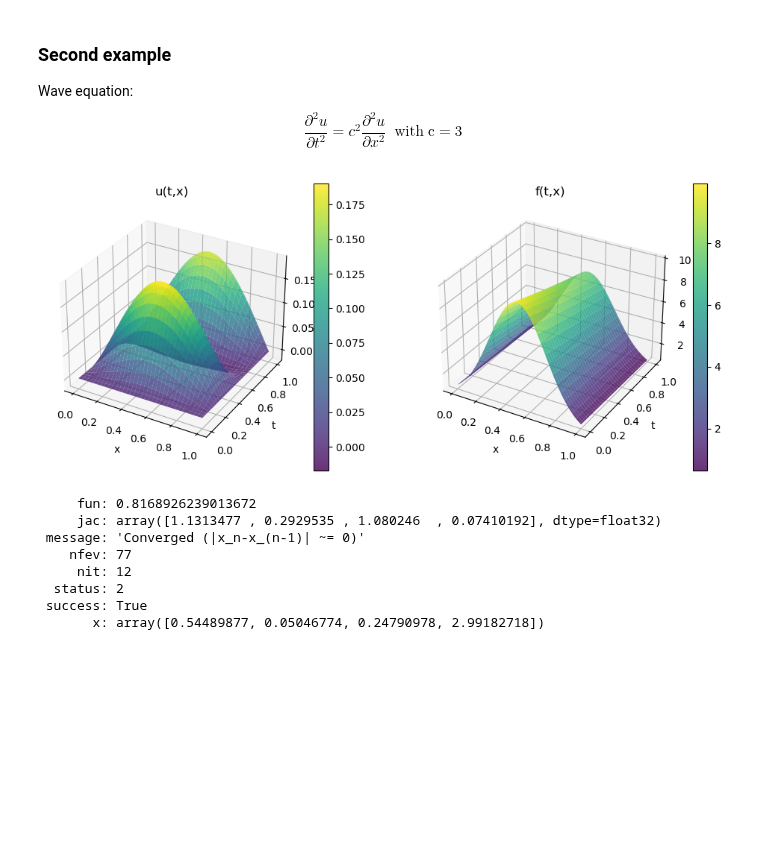
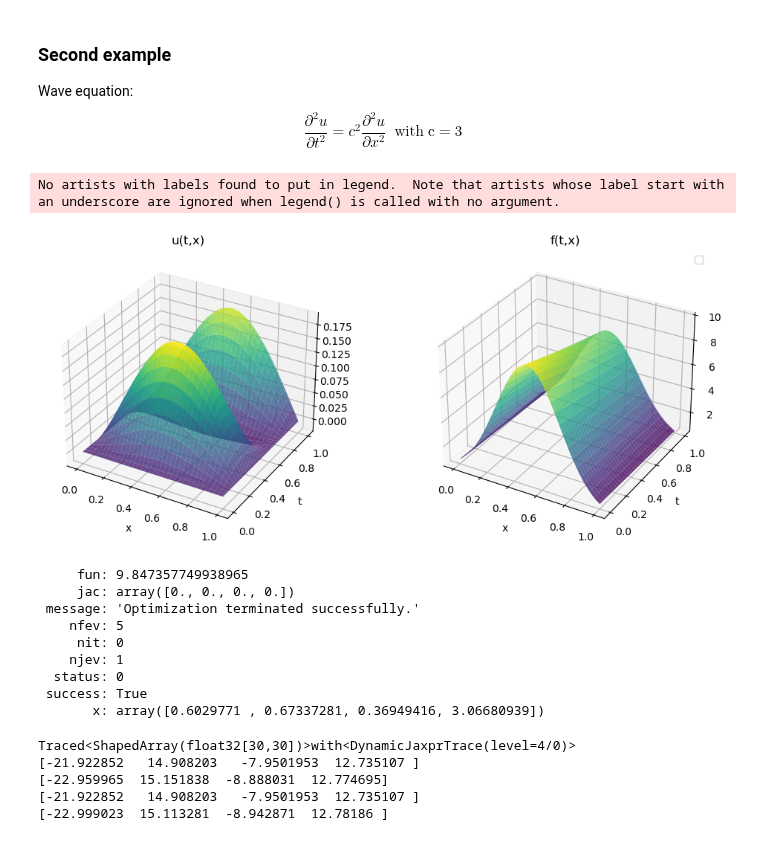
Before and after one commit to TobiLeitgeb/Code_bac, a Jupyter notebook: PI_GP_regressor/demo_notebook.ipynb, the cells around one changed output. Cells and saved outputs as stored; diff of their text form; code cells hidden in the pictures; blank space fills up the shorter version.

```diff
--- a/PI_GP_regressor/demo_notebook.ipynb
+++ b/PI_GP_regressor/demo_notebook.ipynb
@@ -90,18 +125,23 @@ Wave equation:
  \frac{\partial^2 u}{\partial t^2} = c^2 \frac{\partial^2 u}{\partial x^2} \; \; \mathrm{ with \; c = 3}
 \end{equation}
 # %%
+from main_class import PhysicsInformedGP_regressor
 from kernels.kernel_helmholtz import gram_Matrix, k_ff, k_uf, k_fu, k_uu
+from kernels.kernel_helmholtz import gram_Matrix_jax, k_ff_jax, k_uf_jax, k_fu_jax, k_uu
+import numpy as np
 Kernel = [gram_Matrix, k_uu, k_uf, k_fu, k_ff]
+Kernel_jax = [gram_Matrix_jax, k_uu, k_uf_jax, k_fu_jax, k_ff_jax]
 params = ["l_x", "sigma_f_sq", "l_t", "c"]
-model_2 = PhysicsInformedGP_regressor(kernel =Kernel, timedependence = True,params=params)
+model_2 = PhysicsInformedGP_regressor(kernel =Kernel_jax, timedependence = True,params=params)
 model_2.set_name_kernel("helmholtz")
 n_training_points = 25
 noise = [1e-5,1e-5]
 model_2.set_training_data("data_files/gaussian_f_c3.csv", n_training_points, noise)
 model_2.set_validation_data(2000)
 model_2.plot_raw_data()
 # %% [output]
+No artists with labels found to put in legend.  Note that artists whose label start with an underscore are ignored when legend() is called with no argument.
-[figure, old version]
+[figure, new version]
 # %%
 def get_initial_values():
     """returns the initial values for the hyperparameters
@@ -114,16 +154,35 @@ def get_initial_values():
     theta_initial[2] = np.exp(rng.uniform(-1.3, 0.3, 1))
     theta_initial[3] = rng.uniform(1, 4, 1)
     return theta_initial
-n_iterations, n_threads = 100, -1
-model_2.train("TNC",n_iterations,n_threads,{'theta_initial': get_initial_values,   #needed for all optimization methods
+n_iterations, n_threads = 1000, -1
+model_2.train("CG",n_iterations,n_threads,{'theta_initial': get_initial_values,   #needed for all optimization methods
                                             'bounds': ((1e-2, None), (1e-2, None), (1e-1, None),(1e-2, None)), #needed for TNC and L-BFGS-B
                                             'gtol': 1e-6})
 # %% [output]
-     fun: 0.8168926239013672
-     jac: array([1.1313477 , 0.2929535 , 1.080246  , 0.07410192], dtype=float32)
- message: 'Converged (|x_n-x_(n-1)| ~= 0)'
-    nfev: 77
-     nit: 12
-  status: 2
+     fun: 9.847357749938965
+     jac: array([0., 0., 0., 0.])
+ message: 'Optimization terminated successfully.'
+    nfev: 5
+     nit: 0
+    njev: 1
+  status: 0
  success: True
-       x: array([0.54489877, 0.05046774, 0.24790978, 2.99182718])
+       x: array([0.6029771 , 0.67337281, 0.36949416, 3.06680939])
+# %%
+from jax import grad, jacfwd, jacobian, jacrev, jit
+lml = model_2.log_marginal_likelihood_to_optimize()
+grad_lml = (grad(lml))
+jac_lml = jit(jacfwd(lml))
+jax2_lml = (jacobian(lml))
+jax3_lml = jit(jacrev(lml))
+arg = [0.58286013, 0.27741151, 0.30418725, 3.01245972]
+print(grad_lml(np.array(arg)))
+print(jac_lml(np.array(arg)))
+print(jax2_lml(np.array(arg)))
+print(jax3_lml(np.array(arg)))
+# %% [output]
+Traced<ShapedArray(float32[30,30])>with<DynamicJaxprTrace(level=4/0)>
+[-21.922852   14.908203   -7.9501953  12.735107 ]
+[-22.959965  15.151838  -8.888031  12.774695]
+[-21.922852   14.908203   -7.9501953  12.735107 ]
+[-22.999023  15.113281  -8.942871  12.78186 ]
```
Also changed, not shown: parts of 11 cells of this notebook, 32 other files.
